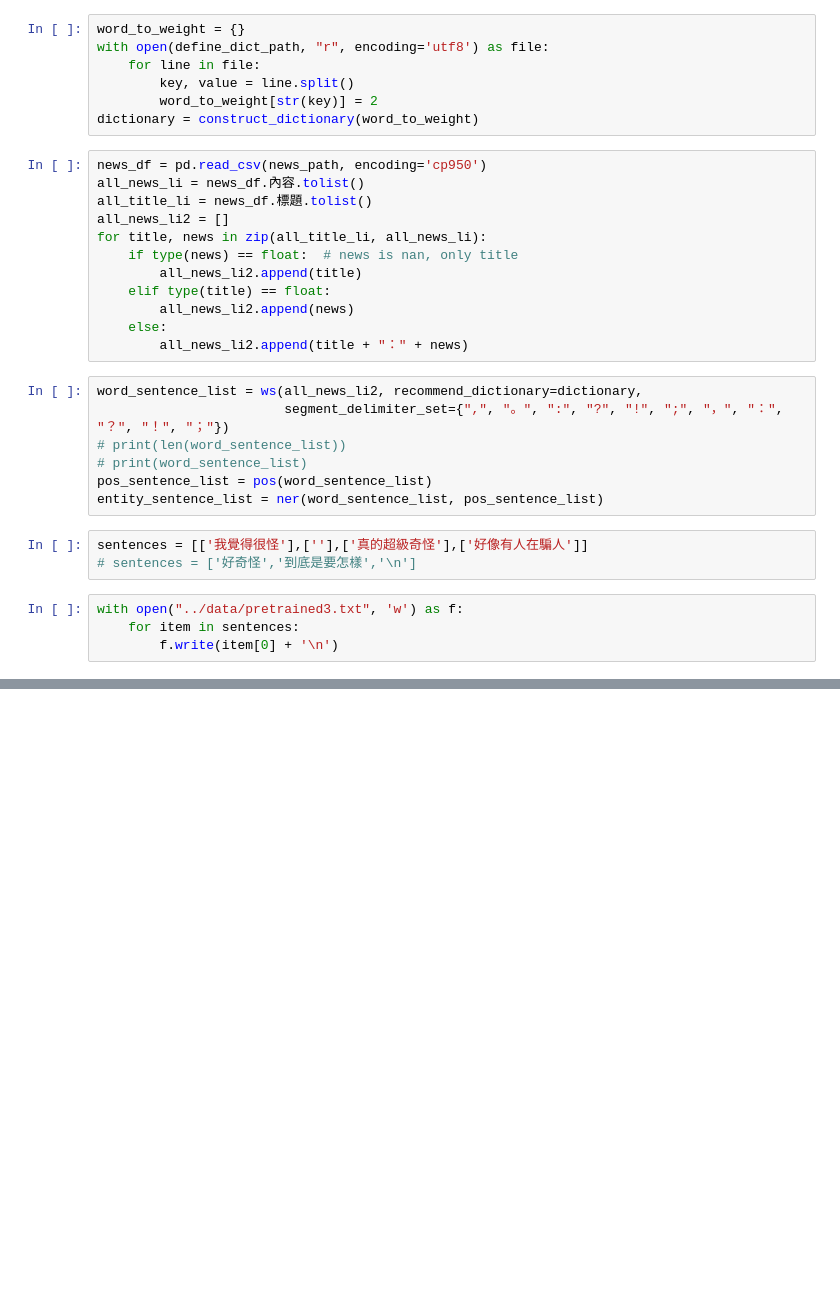
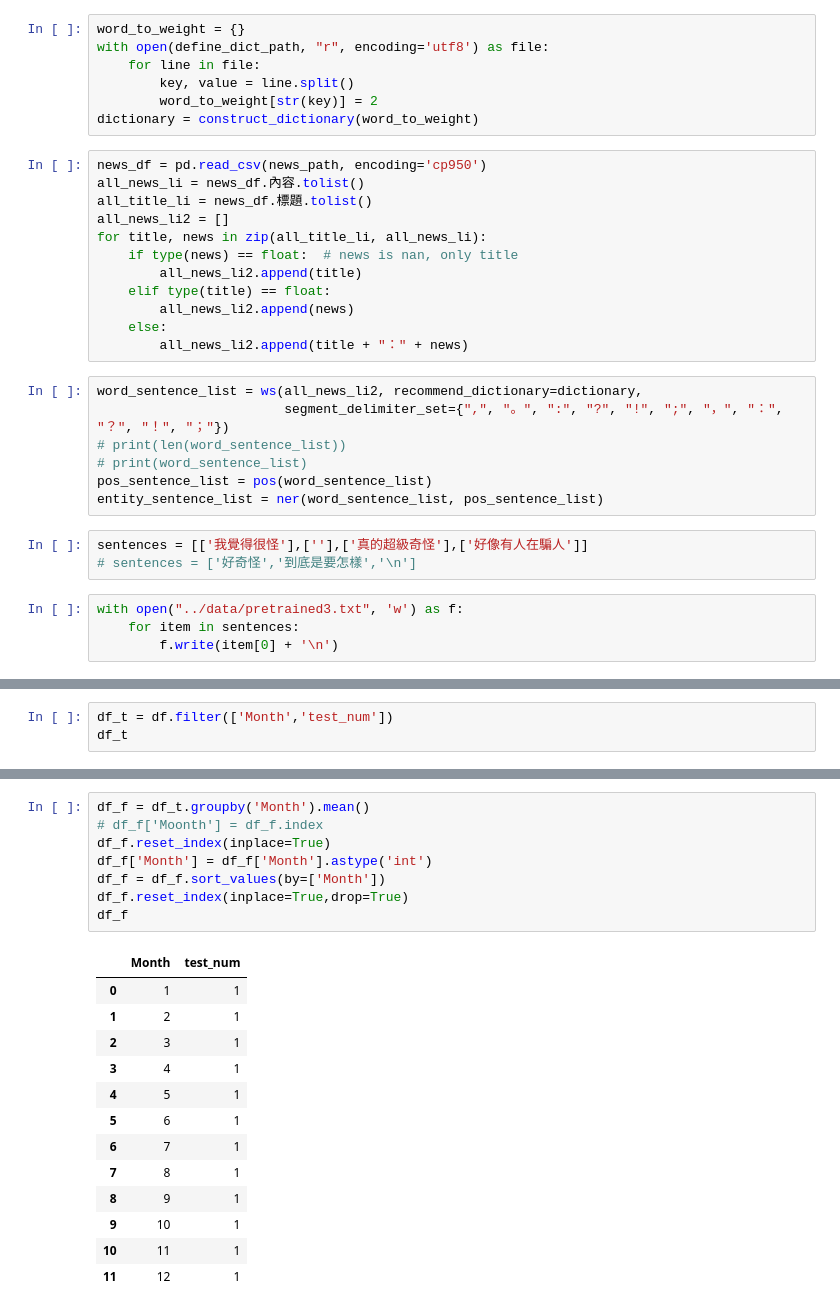
Before and after one commit to tychen5/BERT_chinese_LM_processing, a Jupyter notebook: src/Test.ipynb, the cells around one changed output, grey strips where cells are left out. Saved outputs shown, nothing was run; the diff lists cells and outputs as text; blank space fills up the shorter version.

```diff
--- a/src/Test.ipynb
+++ b/src/Test.ipynb
@@ -63,0 +208,3 @@ with open("../data/pretrained3.txt", 'w') as f:
+# %%
+df_t = df.filter(['Month','test_num'])
+df_t
@@ -63,0 +225,22 @@ with open("../data/pretrained3.txt", 'w') as f:
+# %%
+df_f = df_t.groupby('Month').mean()
+# df_f['Moonth'] = df_f.index
+df_f.reset_index(inplace=True)
+df_f['Month'] = df_f['Month'].astype('int')
+df_f = df_f.sort_values(by=['Month'])
+df_f.reset_index(inplace=True,drop=True)
+df_f
+# %% [output]
+|  | Month | test_num |
+| 0 | 1 | 1 |
+| 1 | 2 | 1 |
+| 2 | 3 | 1 |
+| 3 | 4 | 1 |
+| 4 | 5 | 1 |
+| 5 | 6 | 1 |
+| 6 | 7 | 1 |
+| 7 | 8 | 1 |
+| 8 | 9 | 1 |
+| 9 | 10 | 1 |
+| 10 | 11 | 1 |
+| 11 | 12 | 1 |
```
Also changed, not shown: parts of 9 cells of this notebook, 14 other files.
